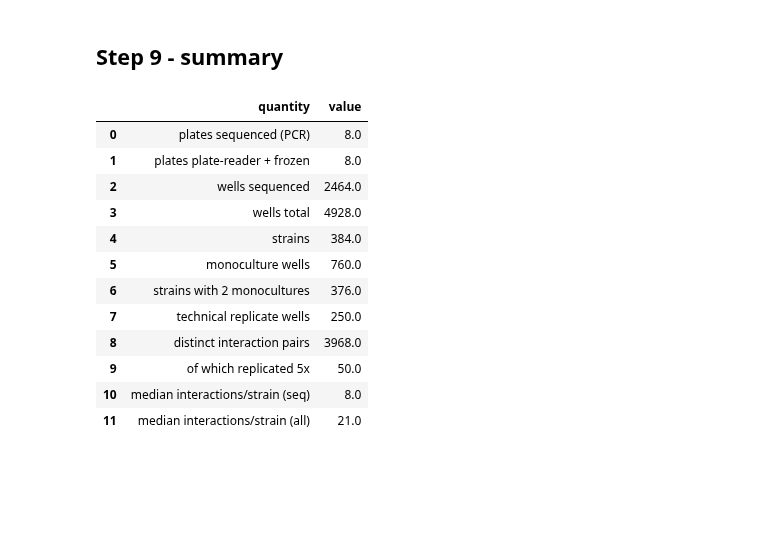
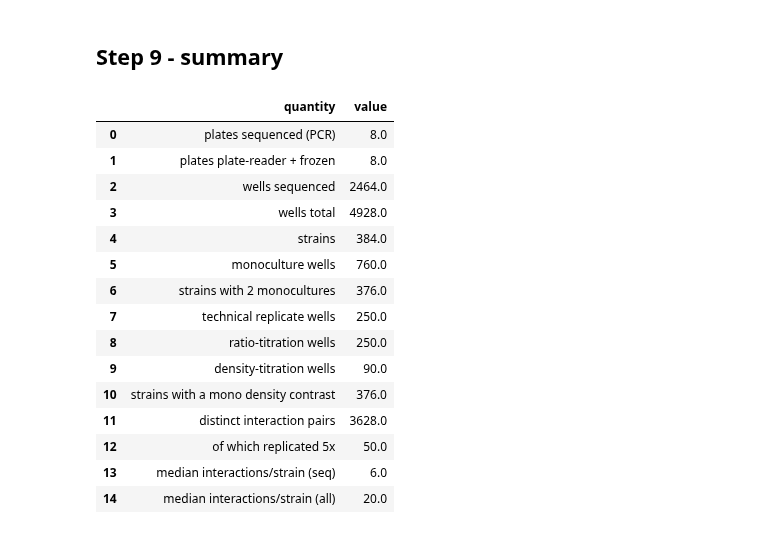
Before and after one commit to RatzkeLab/pairwise-interactions, a Jupyter notebook: 20260907/01_setup/experiment_setup.ipynb, the cells around one changed output. Drawn from its saved outputs; the diff is of its cells as text; code cells hidden in the pictures; blank space fills up the shorter version.

```diff
--- a/20260907/01_setup/experiment_setup.ipynb
+++ b/20260907/01_setup/experiment_setup.ipynb
@@ -180,12 +260,17 @@ All of 1-3 land in plates 1-8. Plates 9+ carry additional distinct pairs only.
 # %%
 n_mono = MONO_PER_STRAIN * len(regular) + MONO_LIMITED * len(limited)
 n_techrep_wells = N_TECHREP_PAIRS * TECHREP_REPLICATES
-n_primary_pairs = PRIMARY_CAPACITY - n_mono - n_techrep_wells
+n_ratio_wells   = len(ratio_series) * len(RATIO_LEVELS)
+n_density_wells = len(density_series) * len(DENSITY_LEVELS)
+n_primary_pairs = (PRIMARY_CAPACITY - n_mono - n_techrep_wells
+                   - n_ratio_wells - n_density_wells)
 n_extension_pairs = N_EXTENSION_PLATES * WELLS_PER_PLATE
 
 print(f"primary capacity       {PRIMARY_CAPACITY}")
 print(f"  monocultures         {n_mono}   ({MONO_PER_STRAIN}x{len(regular)} + {MONO_LIMITED}x{len(limited)})")
 print(f"  technical replicates {n_techrep_wells}   ({N_TECHREP_PAIRS} pairs x {TECHREP_REPLICATES})")
+print(f"  ratio titration      {n_ratio_wells}   ({len(ratio_series)} pairs x {len(RATIO_LEVELS)})")
+print(f"  density titration    {n_density_wells}   ({len(density_series)} pairs x {len(DENSITY_LEVELS)})")
 print(f"  distinct pairs       {n_primary_pairs}")
 print(f"extension capacity     {n_extension_pairs}   (distinct pairs; plate reader + freeze)")
 assert n_primary_pairs > 0, "monos + replicates already exceed the primary plates"
@@ -355,6 +472,25 @@ assert (g.n == TECHREP_REPLICATES).all(), "a technical replicate set is incomple
 print(f"technical replicates: {len(g)} pairs x {TECHREP_REPLICATES}, each spanning "
       f"{g.plates.min()}-{g.plates.max()} distinct plates")
 
+# monoculture inoculum contrast
+mv = prim[prim.well_type == "mono"].groupby("strain1").total_inoculum_nL.apply(
+    lambda x: tuple(sorted(x)))
+n_contrast = (mv == tuple(sorted(MONO_VOLUMES))).sum()
+print(f"  {n_contrast} strains have both mono volumes {sorted(MONO_VOLUMES)} nL "
+      f"(a within-strain density contrast)")
+
+# titration series intact, and each series on one plate
+for name, levels in [("ratio", RATIO_LEVELS), ("density", DENSITY_LEVELS)]:
+    t = prim[prim.well_type == name].copy()
+    t["pair"] = [frozenset((a, b)) for a, b in zip(t.strain1, t.strain2)]
+    gg = t.groupby("pair").agg(n=("dest_plate", "size"), plates=("dest_plate", "nunique"),
+                               levels=("total_inoculum_nL", "size"))
+    assert (gg.n == len(levels)).all(), f"{name} series incomplete"
+    assert (gg.plates == 1).all(), f"{name} series split across plates"
+    print(f"{name} titration: {len(gg)} series x {len(levels)} levels, "
+          f"each series on a single plate, spanning "
+          f"{t.dest_plate.nunique()} plates overall")
+
 spent = df_layout[df_layout.well_type != "mono"]
 viol = spent[(spent.separation_bp >= 0) & (spent.separation_bp < MIN_SEPARATION_BP)]
 unk = spent[spent.separation_bp < 0]
@@ -362,8 +498,9 @@ print(f"pair wells below {MIN_SEPARATION_BP} bp separation: {len(viol)}")
 print(f"pair wells of unknown separability: {len(unk)} "
       f"(strains: {sorted(set(unk.strain1) | set(unk.strain2))})")
 
+INTERACTION_TYPES = ["pair", "techrep", "ratio", "density"]
 ap = Counter()
-for r in prim[prim.well_type.isin(["pair", "techrep"])].itertuples():
+for r in prim[prim.well_type.isin(INTERACTION_TYPES)].itertuples():
     ap[r.strain1] += 1; ap[r.strain2] += 1
 v = np.array([ap[s] for s in strains])
 print(f"\ninteractions per strain on the sequenced plates: "
@@ -372,7 +509,7 @@ print(f"  strains below 3 interactions: {(v < 3).sum()}  "
       f"(expected: only the {len(limited)} never-sequenced ones)")
 
 apall = Counter()
-for r in df_layout[df_layout.well_type.isin(["pair", "techrep"])].itertuples():
+for r in df_layout[df_layout.well_type.isin(INTERACTION_TYPES)].itertuples():
     apall[r.strain1] += 1; apall[r.strain2] += 1
 va = np.array([apall[s] for s in strains])
 print(f"interactions per strain across all {N_PLATES} plates: "
@@ -512,31 +656,37 @@ minibar rows: 4928 total, 2464 on the sequenced plates
 # %%
 summary = pd.DataFrame([
     {"quantity": "plates sequenced (PCR)",           "value": N_PRIMARY_PLATES},
     {"quantity": "plates plate-reader + frozen",     "value": N_EXTENSION_PLATES},
     {"quantity": "wells sequenced",                  "value": len(prim)},
     {"quantity": "wells total",                      "value": len(df_layout)},
     {"quantity": "strains",                          "value": len(strains)},
     {"quantity": "monoculture wells",                "value": int((prim.well_type == "mono").sum())},
     {"quantity": "strains with 2 monocultures",      "value": sum(1 for s in strains if mono_counts[s] == 2)},
     {"quantity": "technical replicate wells",        "value": int((prim.well_type == "techrep").sum())},
+    {"quantity": "ratio-titration wells",            "value": int((prim.well_type == "ratio").sum())},
+    {"quantity": "density-titration wells",          "value": int((prim.well_type == "density").sum())},
+    {"quantity": "strains with a mono density contrast", "value": int(n_contrast)},
     {"quantity": "distinct interaction pairs",       "value": len(pairs)},
     {"quantity": "  of which replicated 5x",         "value": N_TECHREP_PAIRS},
     {"quantity": "median interactions/strain (seq)", "value": float(np.median(v))},
     {"quantity": "median interactions/strain (all)", "value": float(np.median(va))},
 ])
 display(summary)
 summary.to_csv(f"design_summary_{randseed_date}.csv", index=False)
 # %% [output]
 |  | quantity | value |
 | 0 | plates sequenced (PCR) | 8.0 |
 | 1 | plates plate-reader + frozen | 8.0 |
 | 2 | wells sequenced | 2464.0 |
 | 3 | wells total | 4928.0 |
 | 4 | strains | 384.0 |
 | 5 | monoculture wells | 760.0 |
 | 6 | strains with 2 monocultures | 376.0 |
 | 7 | technical replicate wells | 250.0 |
-| 8 | distinct interaction pairs | 3968.0 |
-| 9 | of which replicated 5x | 50.0 |
-| 10 | median interactions/strain (seq) | 8.0 |
-| 11 | median interactions/strain (all) | 21.0 |
+| 8 | ratio-titration wells | 250.0 |
+| 9 | density-titration wells | 90.0 |
+| 10 | strains with a mono density contrast | 376.0 |
+| 11 | distinct interaction pairs | 3628.0 |
+| 12 | of which replicated 5x | 50.0 |
+| 13 | median interactions/strain (seq) | 6.0 |
+| 14 | median interactions/strain (all) | 20.0 |
```
Also changed, not shown: parts of 9 cells of this notebook, 3 other files.
